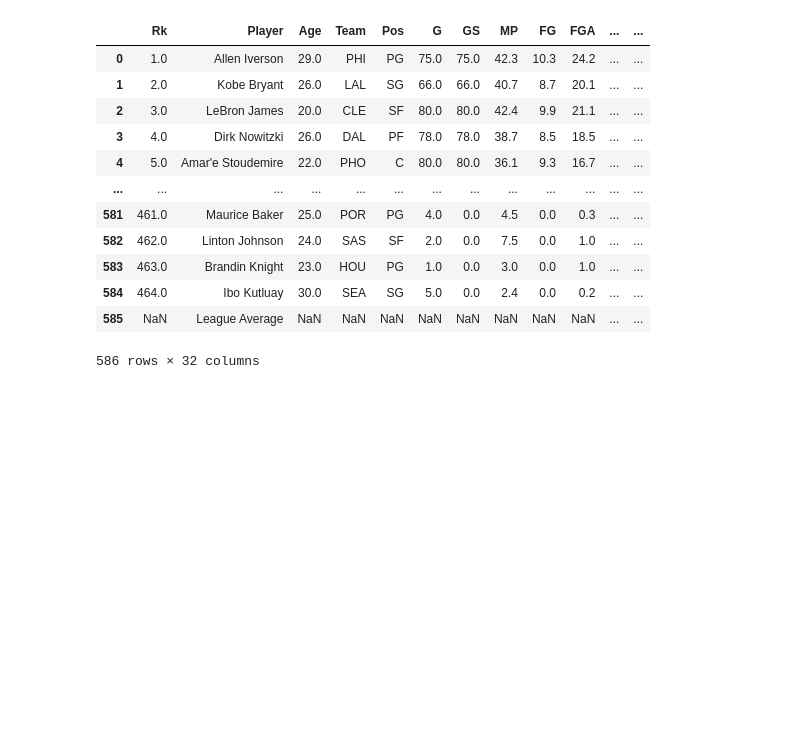
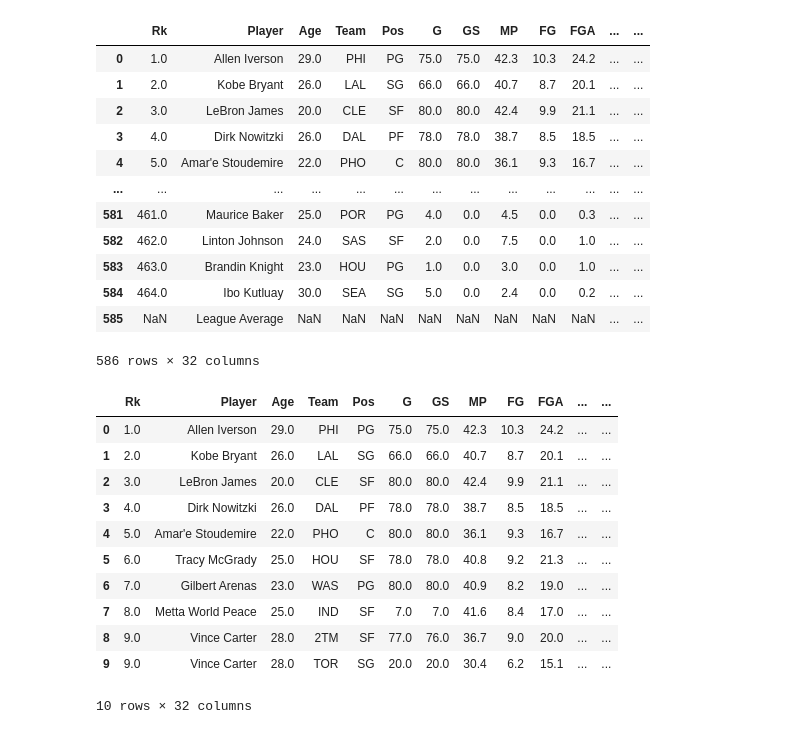
Before and after one commit to maadmaaax/Project_NBA_GroupM, a Jupyter notebook: Analyse_Principale.ipynb, the cells around one changed output. Cells and saved outputs as stored; diff of their text form; code cells hidden in the pictures; blank space fills up the shorter version.

```diff
--- a/Analyse_Principale.ipynb
+++ b/Analyse_Principale.ipynb
@@ -137,3 +137,18 @@ display(rs2005)
 | 584 | 464.0 | Ibo Kutluay | 30.0 | SEA | SG | 5.0 | 0.0 | 2.4 | 0.0 | 0.2 | ... | ... |
 | 585 | NaN | League Average | NaN | NaN | NaN | NaN | NaN | NaN | NaN | NaN | ... | ... |
 586 rows × 32 columns
+# %%
+rs2005.head(10)
+# %% [output]
+|  | Rk | Player | Age | Team | Pos | G | GS | MP | FG | FGA | ... | ... |
+| 0 | 1.0 | Allen Iverson | 29.0 | PHI | PG | 75.0 | 75.0 | 42.3 | 10.3 | 24.2 | ... | ... |
+| 1 | 2.0 | Kobe Bryant | 26.0 | LAL | SG | 66.0 | 66.0 | 40.7 | 8.7 | 20.1 | ... | ... |
+| 2 | 3.0 | LeBron James | 20.0 | CLE | SF | 80.0 | 80.0 | 42.4 | 9.9 | 21.1 | ... | ... |
+| 3 | 4.0 | Dirk Nowitzki | 26.0 | DAL | PF | 78.0 | 78.0 | 38.7 | 8.5 | 18.5 | ... | ... |
+| 4 | 5.0 | Amar'e Stoudemire | 22.0 | PHO | C | 80.0 | 80.0 | 36.1 | 9.3 | 16.7 | ... | ... |
+| 5 | 6.0 | Tracy McGrady | 25.0 | HOU | SF | 78.0 | 78.0 | 40.8 | 9.2 | 21.3 | ... | ... |
+| 6 | 7.0 | Gilbert Arenas | 23.0 | WAS | PG | 80.0 | 80.0 | 40.9 | 8.2 | 19.0 | ... | ... |
+| 7 | 8.0 | Metta World Peace | 25.0 | IND | SF | 7.0 | 7.0 | 41.6 | 8.4 | 17.0 | ... | ... |
+| 8 | 9.0 | Vince Carter | 28.0 | 2TM | SF | 77.0 | 76.0 | 36.7 | 9.0 | 20.0 | ... | ... |
+| 9 | 9.0 | Vince Carter | 28.0 | TOR | SG | 20.0 | 20.0 | 30.4 | 6.2 | 15.1 | ... | ... |
+10 rows × 32 columns
```
